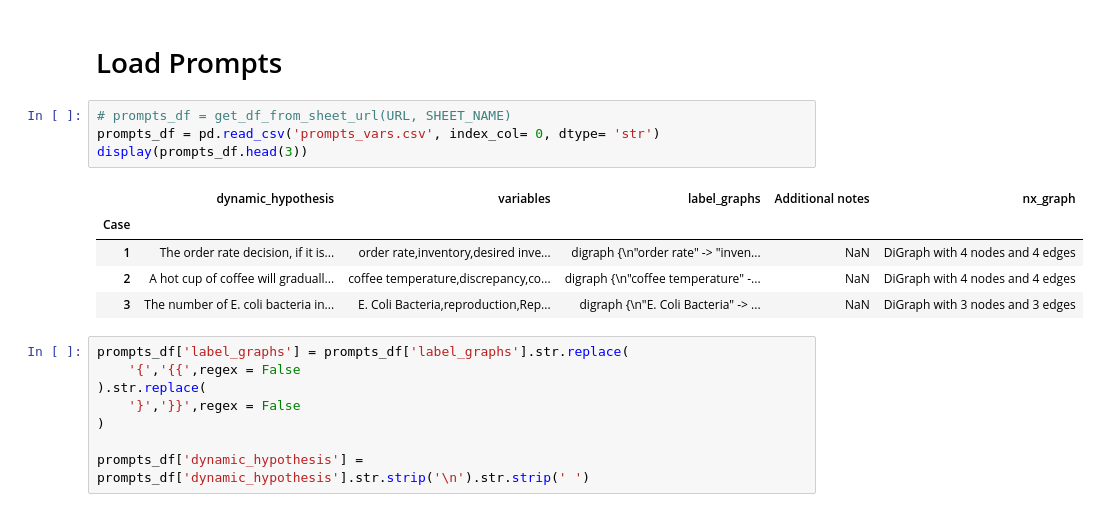
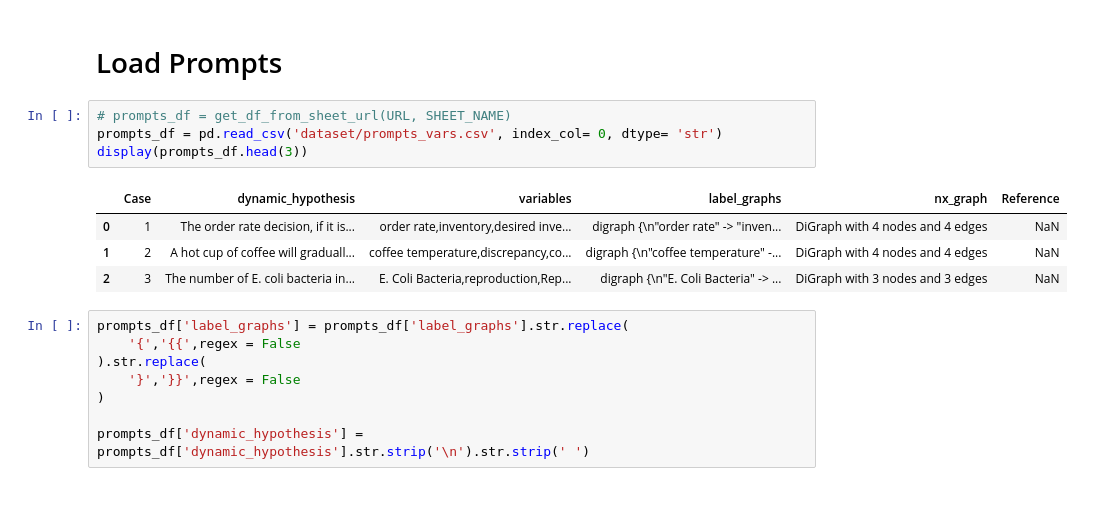
Before and after one commit to georgia-max/CldMaker, a Jupyter notebook: CldMaker/Automating_CLD.ipynb, the cells around one changed output. Saved outputs shown, nothing was run; the diff lists cells and outputs as text.

```diff
--- a/CldMaker/Automating_CLD.ipynb
+++ b/CldMaker/Automating_CLD.ipynb
@@ -31,14 +115,13 @@ imoprt prompts as pr
 # Load Prompts
 # %%
 # prompts_df = get_df_from_sheet_url(URL, SHEET_NAME)
-prompts_df = pd.read_csv('prompts_vars.csv', index_col= 0, dtype= 'str')
+prompts_df = pd.read_csv('dataset/prompts_vars.csv', index_col= 0, dtype= 'str')
 display(prompts_df.head(3))
 # %% [output]
-|  | dynamic_hypothesis | variables | label_graphs | Additional notes | nx_graph |
-| Case |  |  |  |  |  |
-| 1 | The order rate decision, if it is... | order rate,inventory,desired inve... | digraph {\n"order rate" -> "inven... | NaN | DiGraph with 4 nodes and 4 edges |
-| 2 | A hot cup of coffee will graduall... | coffee temperature,discrepancy,co... | digraph {\n"coffee temperature" -... | NaN | DiGraph with 4 nodes and 4 edges |
-| 3 | The number of E. coli bacteria in... | E. Coli Bacteria,reproduction,Rep... | digraph {\n"E. Coli Bacteria" -> ... | NaN | DiGraph with 3 nodes and 3 edges |
+|  | Case | dynamic_hypothesis | variables | label_graphs | nx_graph | Reference |
+| 0 | 1 | The order rate decision, if it is... | order rate,inventory,desired inve... | digraph {\n"order rate" -> "inven... | DiGraph with 4 nodes and 4 edges | NaN |
+| 1 | 2 | A hot cup of coffee will graduall... | coffee temperature,discrepancy,co... | digraph {\n"coffee temperature" -... | DiGraph with 4 nodes and 4 edges | NaN |
+| 2 | 3 | The number of E. coli bacteria in... | E. Coli Bacteria,reproduction,Rep... | digraph {\n"E. Coli Bacteria" -> ... | DiGraph with 3 nodes and 3 edges | NaN |
 # %%
 prompts_df['label_graphs'] = prompts_df['label_graphs'].str.replace(
     '{','{{',regex = False
```
Also changed, not shown: parts of 11 cells of this notebook, 16 other files.
